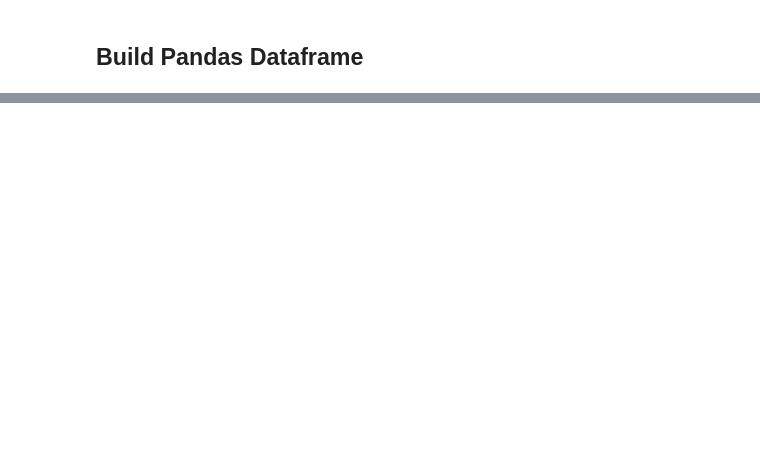
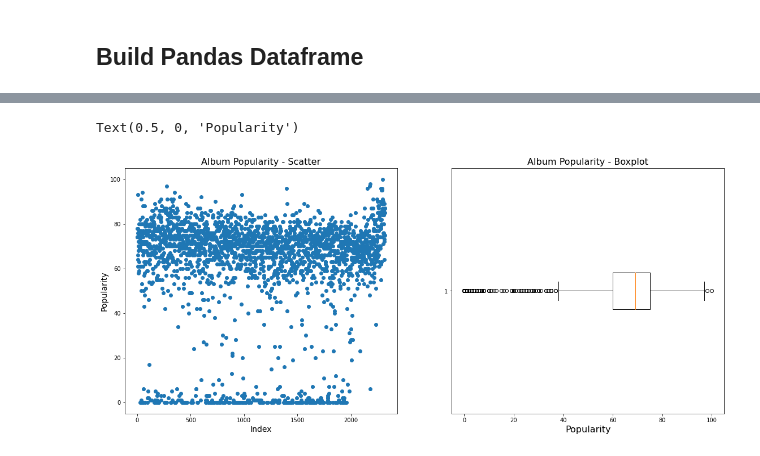
Before and after one commit to bojito/ml-album-popularity, a Jupyter notebook: 3 - Explore Dataset.ipynb, the cells around one changed output, grey strips where cells are left out. Saved outputs shown, nothing was run; the diff lists cells and outputs as text; code cells hidden in the pictures; blank space fills up the shorter version.

```diff
--- a/3 - Explore Dataset.ipynb
+++ b/3 - Explore Dataset.ipynb
@@ -57,0 +63,22 @@ plt.show()
+# %%
+popularity_threshold = 40
+
+popular = albums_df.album_popularity > popularity_threshold
+
+albums_df = albums_df[popular]
+# %%
+fig, (ax1, ax2) = plt.subplots(1, 2, figsize=(19,8))
+
+x = albums_df.album_popularity
+y = x.index
+ax1.scatter(y, x)
+ax1.set_ylabel("Popularity", size = 14)
+ax1.set_xlabel("Index", size = 14)
+ax1.set_title("Album Popularity - Scatter", size = 16)
+
+ax2.set_title('Album Popularity - Boxplot', size = 16)
+ax2.boxplot(x=albums_df['album_popularity'], vert = False)
+ax2.set_xlabel("Popularity", size = 16)
+# %% [output]
+Text(0.5, 0, 'Popularity')
+[figure, added]
```
Also changed, not shown: parts of 27 cells of this notebook.
